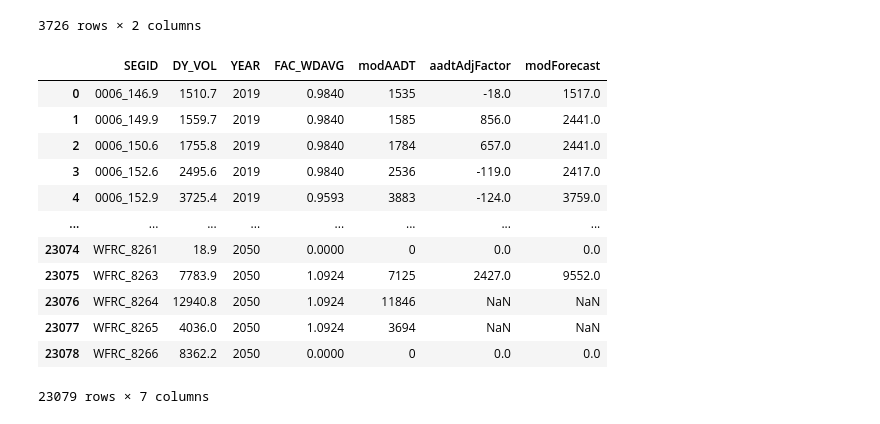
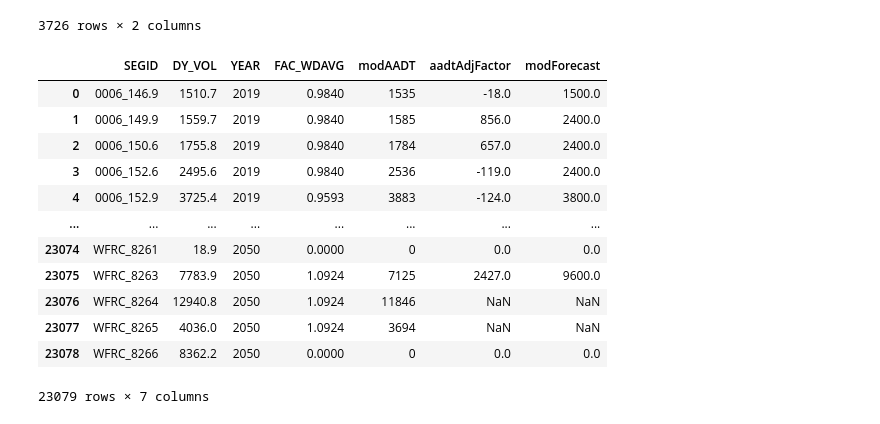
Before and after one commit to WFRCAnalytics/Traffic-Volume-Forecasts, a Jupyter notebook: 3-Prepare-Model-Forecasts.ipynb, the cells around one changed output. Cells and saved outputs as stored; diff of their text form; code cells hidden in the pictures.

Commit message:
Add custom rounding

```diff
--- a/3-Prepare-Model-Forecasts.ipynb
+++ b/3-Prepare-Model-Forecasts.ipynb
@@ -230,22 +230,38 @@ display(dfModAdjFactor)
 | 3724 | WFRC_8263 | 2427.0 |
 | 3725 | WFRC_8266 | 0.0 |
 3726 rows × 2 columns
+# %%
+# Function to round based on the given ranges
+def custom_rounding(value):
+    if 0 <= value < 100:
+        return round(value / 10) * 10
+    elif 100 <= value < 1000:
+        return round(value / 50) * 50
+    elif 1000 <= value < 10000:
+        return round(value / 100) * 100
+    elif 10000 <= value < 100000:
+        return round(value / 500) * 500
+    elif value >= 100000:
+        return round(value / 1000) * 1000
+    else:
+        return value
 # %%
 # ADJUST ALL MODEL VOLUMES BASED ON BASE YEAR ADJ FACTOR
 
 dfModWithAdj = pd.DataFrame.merge(dfModAadt, dfModAdjFactor, on='SEGID', how='left')
-dfModWithAdj['modForecast'] = dfModWithAdj['modAADT'] + dfModWithAdj['aadtAdjFactor']
+dfModWithAdj['modForecast'] = (dfModWithAdj['modAADT'] + dfModWithAdj['aadtAdjFactor']).apply(custom_rounding)
+
 dfModWithAdj
 # %% [output]
 |  | SEGID | DY_VOL | YEAR | FAC_WDAVG | modAADT | aadtAdjFactor | modForecast |
-| 0 | 0006_146.9 | 1510.7 | 2019 | 0.9840 | 1535 | -18.0 | 1517.0 |
-| 1 | 0006_149.9 | 1559.7 | 2019 | 0.9840 | 1585 | 856.0 | 2441.0 |
-| 2 | 0006_150.6 | 1755.8 | 2019 | 0.9840 | 1784 | 657.0 | 2441.0 |
-| 3 | 0006_152.6 | 2495.6 | 2019 | 0.9840 | 2536 | -119.0 | 2417.0 |
-| 4 | 0006_152.9 | 3725.4 | 2019 | 0.9593 | 3883 | -124.0 | 3759.0 |
+| 0 | 0006_146.9 | 1510.7 | 2019 | 0.9840 | 1535 | -18.0 | 1500.0 |
+| 1 | 0006_149.9 | 1559.7 | 2019 | 0.9840 | 1585 | 856.0 | 2400.0 |
+| 2 | 0006_150.6 | 1755.8 | 2019 | 0.9840 | 1784 | 657.0 | 2400.0 |
+| 3 | 0006_152.6 | 2495.6 | 2019 | 0.9840 | 2536 | -119.0 | 2400.0 |
+| 4 | 0006_152.9 | 3725.4 | 2019 | 0.9593 | 3883 | -124.0 | 3800.0 |
 | ... | ... | ... | ... | ... | ... | ... | ... |
 | 23074 | WFRC_8261 | 18.9 | 2050 | 0.0000 | 0 | 0.0 | 0.0 |
-| 23075 | WFRC_8263 | 7783.9 | 2050 | 1.0924 | 7125 | 2427.0 | 9552.0 |
+| 23075 | WFRC_8263 | 7783.9 | 2050 | 1.0924 | 7125 | 2427.0 | 9600.0 |
 | 23076 | WFRC_8264 | 12940.8 | 2050 | 1.0924 | 11846 | NaN | NaN |
 | 23077 | WFRC_8265 | 4036.0 | 2050 | 1.0924 | 3694 | NaN | NaN |
 | 23078 | WFRC_8266 | 8362.2 | 2050 | 0.0000 | 0 | 0.0 | 0.0 |
```
Also changed, not shown: parts of 1 cell of this notebook, 3 other files.
